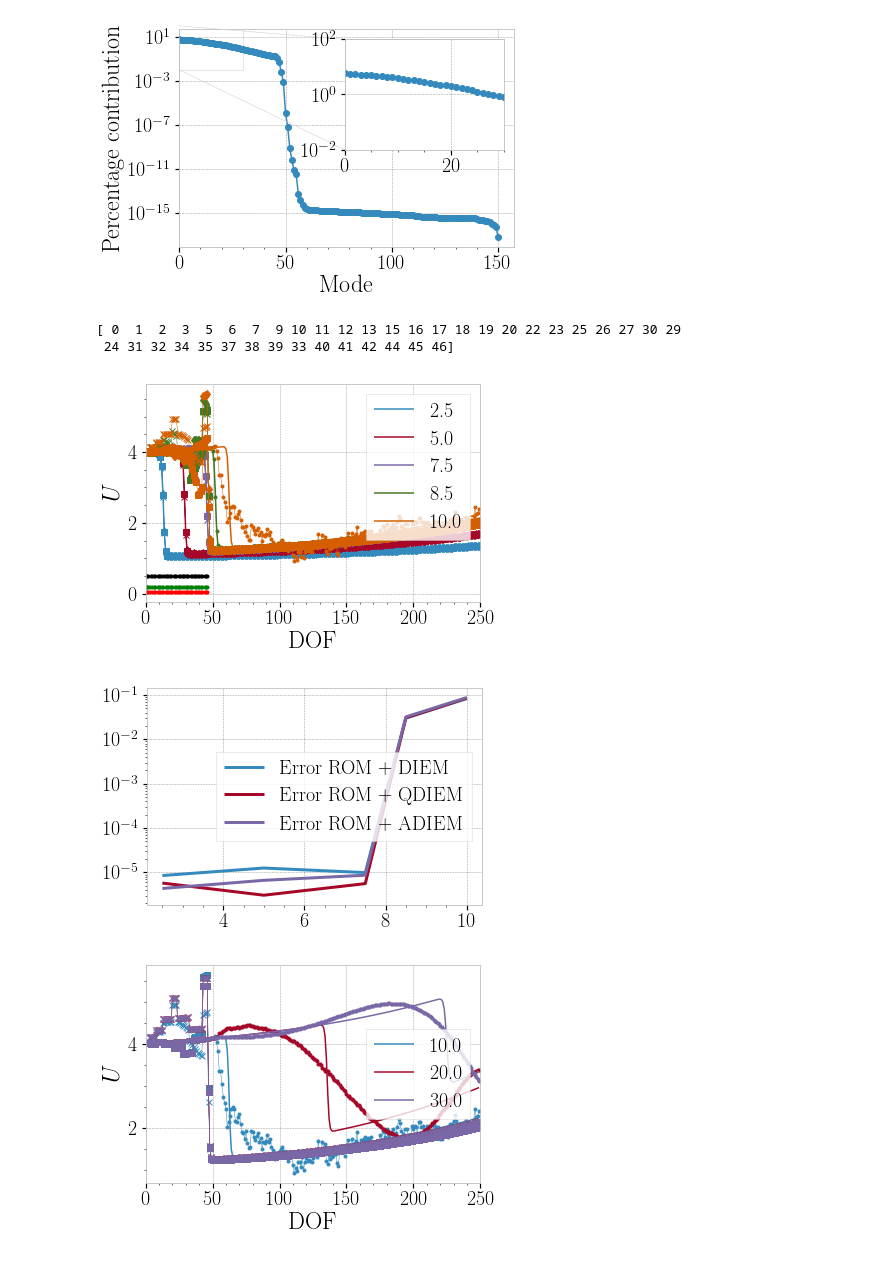
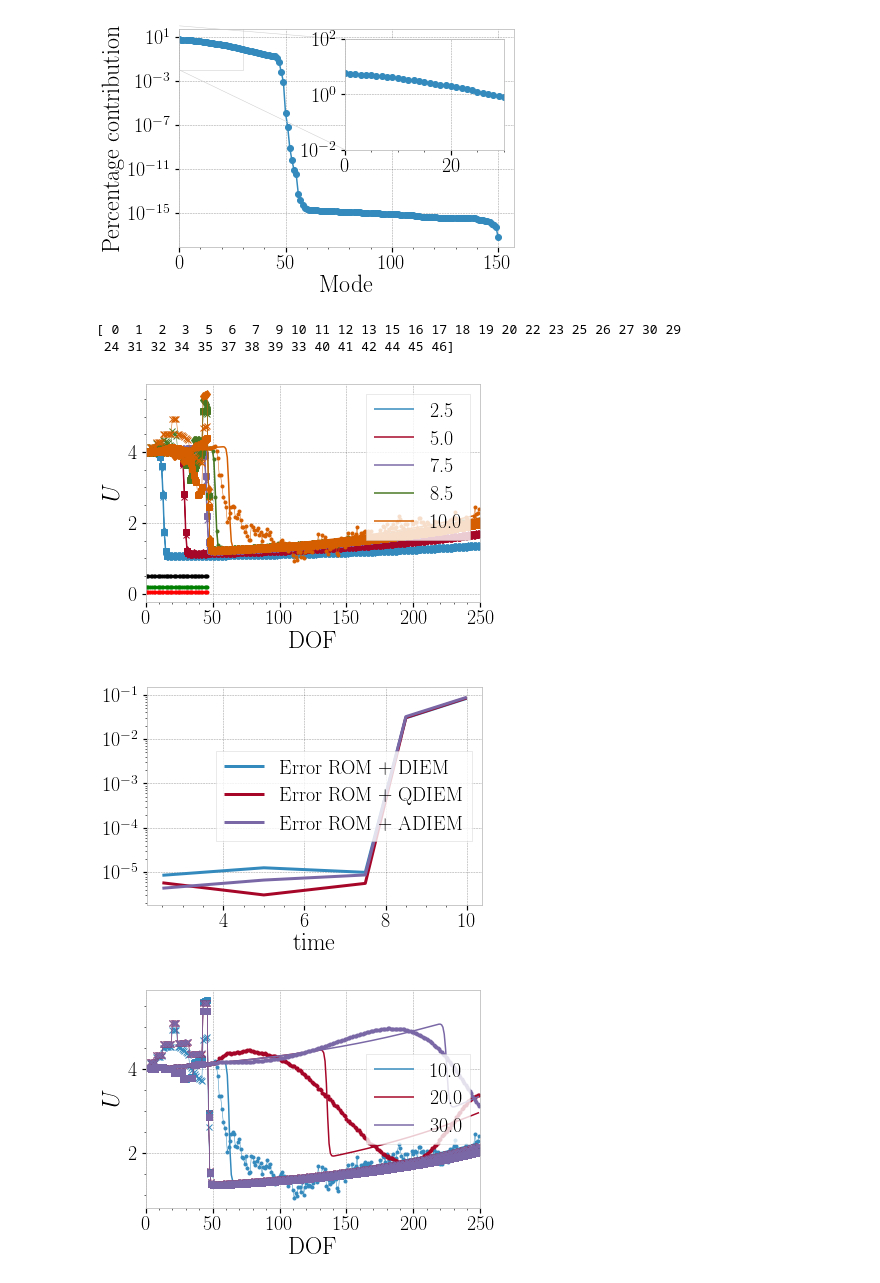
Before and after one commit to anandpratap/rom_experiments, a Jupyter notebook: burgers/main.ipynb, the cells around one changed output. Cells and saved outputs as stored; diff of their text form; code cells hidden in the pictures.

Commit message:
added label in a plot

```diff
--- a/burgers/main.ipynb
+++ b/burgers/main.ipynb
@@ -132,34 +132,36 @@ plt.xlim(0, 250)
 plt.savefig("figures/rom_predictions_0.pdf")
 plt.savefig("figures/rom_predictions_0.png")
 
 plt.figure()
 #plt.semilogy(time_plot, error_rom, label="Error ROM")
 plt.semilogy(time_plot, error_diem, label="Error ROM + DIEM")
 plt.semilogy(time_plot, error_qdiem, label="Error ROM + QDIEM")
 plt.semilogy(time_plot, error_adiem, label="Error ROM + ADIEM")
 plt.legend(loc="best")
+plt.xlabel("time")
+
 
 plt.figure()
 time_plot = np.array([10, 20, 30.0])
 for t in time_plot:
     time_idx = int(t/solver.dt)
     p = plt.plot(u_snapshots_test[:,time_idx], "-", label="%0.1f"%t, lw=1.5)
     color = p[0].get_color()
     plt.plot(u_snapshots_rom[:,time_idx], ".-", c=color, lw=0.5)
     plt.plot(u_snapshots_diem[:,time_idx], "x-", c=color, lw=0.5)
     plt.plot(u_snapshots_qdiem[:,time_idx], "s-", c=color, lw=0.5)
 
 plt.legend(loc="best")
 plt.xlabel("DOF")
 plt.ylabel(r"$U$")
 plt.xlim(0, 250)
 plt.savefig("figures/rom_predictions_1.pdf")
 plt.savefig("figures/rom_predictions_1.png")
 # %% [output]
 [ 0  1  2  3  5  6  7  9 10 11 12 13 15 16 17 18 19 20 22 23 25 26 27 30 29
  24 31 32 34 35 37 38 39 33 40 41 42 44 45 46]
 [figure]
-[figure, old version]
+[figure, new version]
 [figure]
 # %%
 # diem?
```
